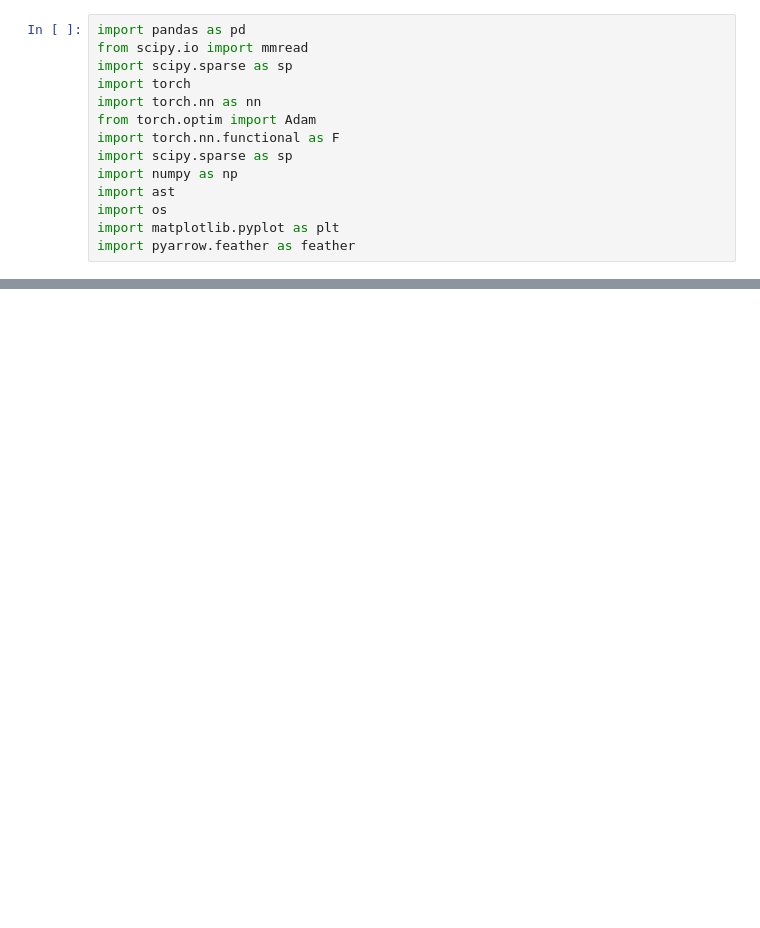
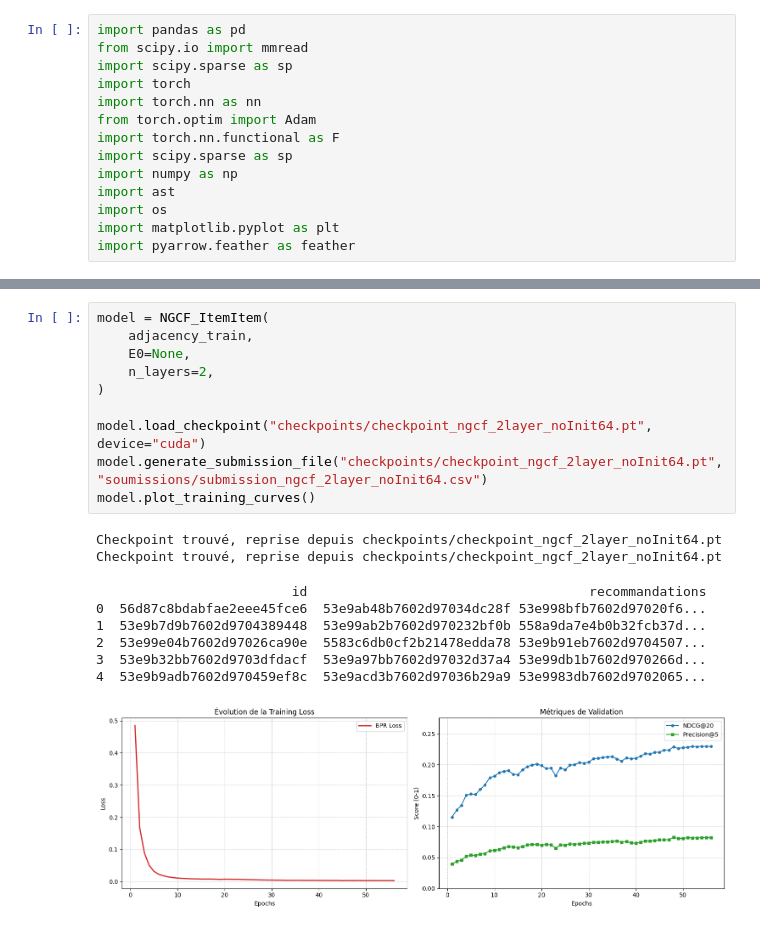
Before and after one commit to Alexndrs/Paper-recommender, a Jupyter notebook: final_notebook.ipynb, the cells around one changed output, grey strips where cells are left out. Drawn from its saved outputs; the diff is of its cells as text; blank space fills up the shorter version.

```diff
--- a/final_notebook.ipynb
+++ b/final_notebook.ipynb
@@ -327,0 +495,20 @@ class NGCF_ItemItem(GCN_Base):
+# %%
+model = NGCF_ItemItem(
+    adjacency_train,
+    E0=None,
+    n_layers=2,
+)
+
+model.load_checkpoint("checkpoints/checkpoint_ngcf_2layer_noInit64.pt", device="cuda")
+model.generate_submission_file("checkpoints/checkpoint_ngcf_2layer_noInit64.pt", "soumissions/submission_ngcf_2layer_noInit64.csv")
+model.plot_training_curves()
+# %% [output]
+Checkpoint trouvé, reprise depuis checkpoints/checkpoint_ngcf_2layer_noInit64.pt
+Checkpoint trouvé, reprise depuis checkpoints/checkpoint_ngcf_2layer_noInit64.pt
+                         id                                    recommandations
+0  56d87c8bdabfae2eee45fce6  53e9ab48b7602d97034dc28f 53e998bfb7602d97020f6...
+1  53e9b7d9b7602d9704389448  53e99ab2b7602d970232bf0b 558a9da7e4b0b32fcb37d...
+2  53e99e04b7602d97026ca90e  5583c6db0cf2b21478edda78 53e9b91eb7602d9704507...
+3  53e9b32bb7602d9703dfdacf  53e9a97bb7602d97032d37a4 53e99db1b7602d970266d...
+4  53e9b9adb7602d970459ef8c  53e9acd3b7602d97036b29a9 53e9983db7602d9702065...
+[figure, added]
```
Also changed, not shown: parts of 49 cells of this notebook.
